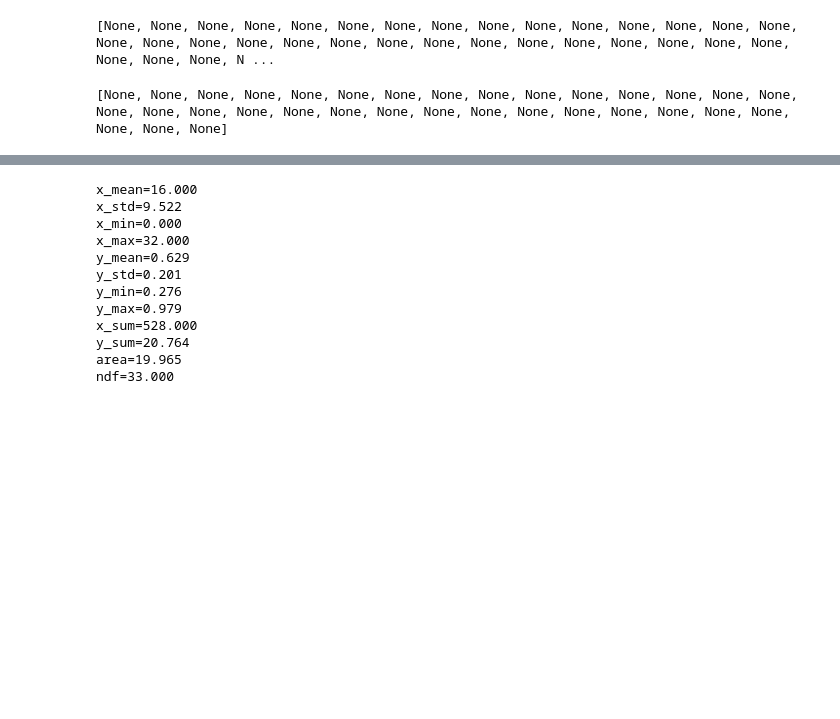
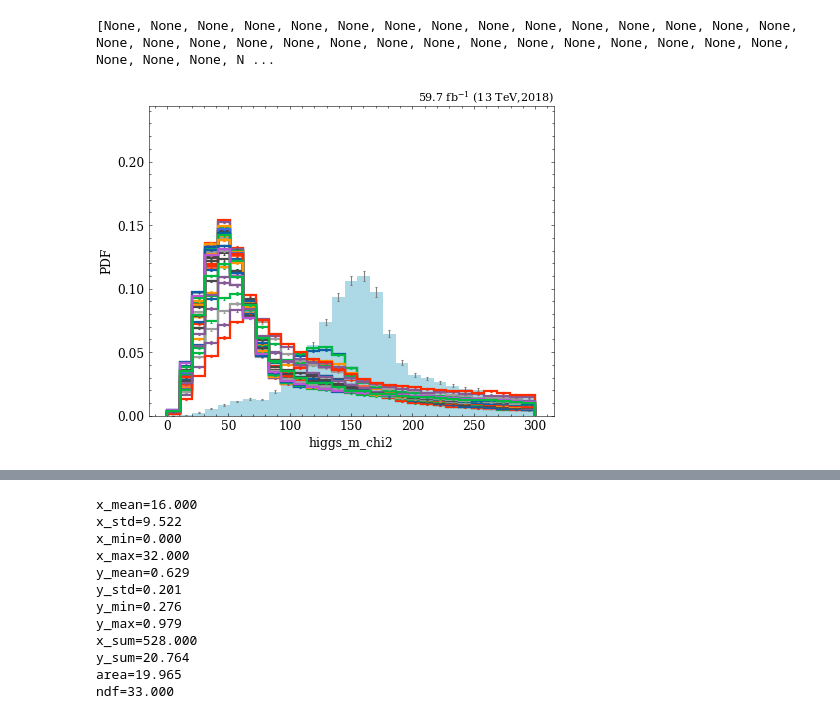
Before and after one commit to ekoenig4/analysis, a Jupyter notebook: jupyter/feynnet/x_yy_4h_8b/feynnet_bkg_model_extsig.ipynb, the cells around one changed output, grey strips where cells are left out. Drawn from its saved outputs; the diff is of its cells as text; code cells hidden in the pictures; blank space fills up the shorter version.

```diff
--- a/jupyter/feynnet/x_yy_4h_8b/feynnet_bkg_model_extsig.ipynb
+++ b/jupyter/feynnet/x_yy_4h_8b/feynnet_bkg_model_extsig.ipynb
@@ -35,15 +35,15 @@ model = eightb.models.feynnet_bkg_33sig
 (signal + bkg).apply( lambda t : eightb.load_yy_quadh_ranker(t, model.storage), report=True )
 # %% [output]
 [None, None, None, None, None, None, None, None, None, None, None, None, None, None, None, None, None, None, None, None, None, None, None, None, None, None, None, None, None, None, None, None, None, N ...
-# %%
-def fully_reconstructed(t):
-    h_b_ids = [ t[f'{quark}_signalId'] // 2 for quark in eightb.quarklist ]
-    y_h_ids = [ ak.where(h_b1_id == h_b2_id, h_b1_id, -1) // 2 for h_b1_id, h_b2_id in zip(h_b_ids[::2], h_b_ids[1::2]) ]
-    y1_id, y2_id = [ ak.where(y_h1_id == y_h2_id, y_h1_id, -1) // 2 for y_h1_id, y_h2_id in zip(y_h_ids[::2], y_h_ids[1::2]) ]
-    reco_id = ak.where(y1_id == y2_id, y1_id, -1)
-    t.extend(
-        reco_id = reco_id
-    )
-(signal).apply(fully_reconstructed)
-# %% [output]
-[None, None, None, None, None, None, None, None, None, None, None, None, None, None, None, None, None, None, None, None, None, None, None, None, None, None, None, None, None, None, None, None, None]
+# %%
+def higgs_m_chi2(t):
+    return np.sqrt( ak.sum( (t.higgs_m-125)**2, axis=1 ) )
+higgs_m_chi2.bins = (0,300,30)
+# %%
+study.quick(
+    signal+bkg,
+    varlist=[higgs_m_chi2],
+    efficiency=True,
+)
+# %% [output]
+[figure, added]
```
Also changed, not shown: parts of 16 cells of this notebook, 6 other files.
